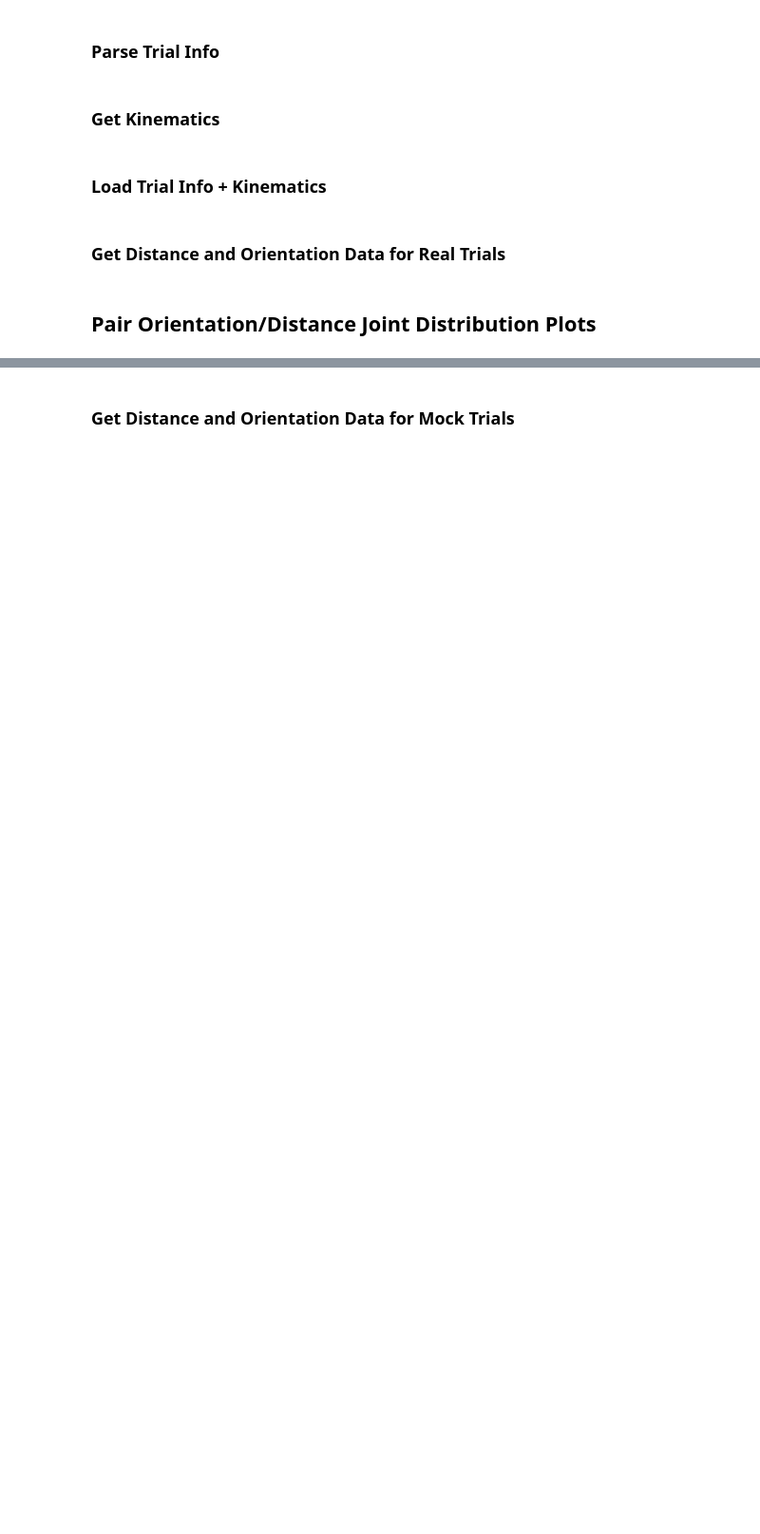
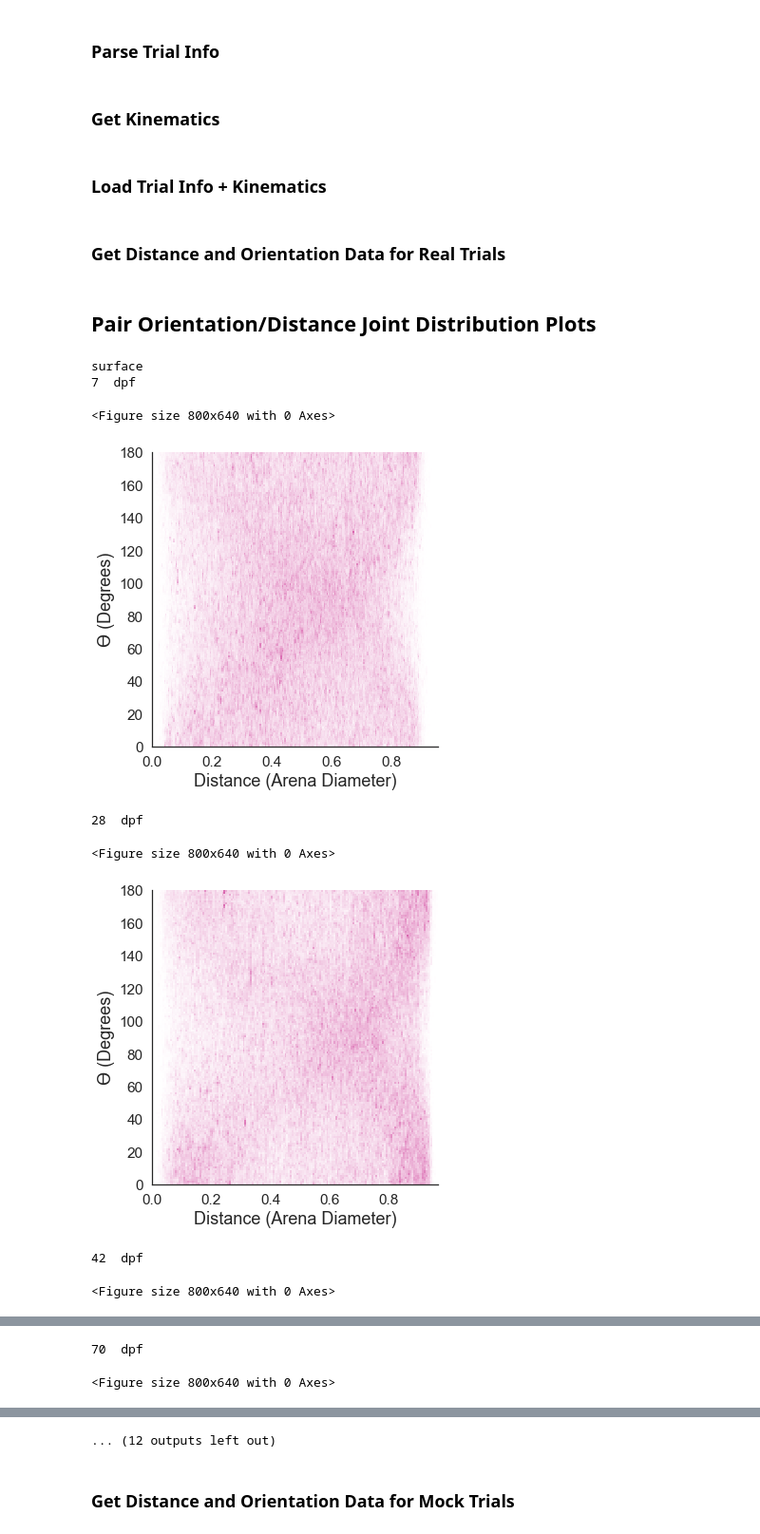
Before and after one commit to yffily/paper_larval-schooling, a Jupyter notebook: figures-1-2.ipynb, the cells around one changed output, grey strips where cells are left out. Shown at 95% size. Saved outputs shown, nothing was run; the diff lists cells and outputs as text; code cells hidden in the pictures; blank space fills up the shorter version.

```diff
--- a/figures-1-2.ipynb
+++ b/figures-1-2.ipynb
@@ -93,14 +88,14 @@ def orientation_compare (angle1, angle2):
 # %% [markdown]
 ### Load Trial Info + Kinematics
 # %%
-corrected = pd.read_excel('tracking_progress.xlsx', usecols = ['video','qual_check'])
+corrected = pd.read_excel('../tracking_progress.xlsx', usecols = ['video','qual_check'])
 corrected = dict(zip(corrected.video,corrected.qual_check))
 
-all_files = glob('tracks/*/trial.pik')
+all_files = glob('../raw_videos2/tracking/*/trial.pik')
+
+# need to give them list of trials in order so they can make the figures
 
 def get_info (pop):
-    # ultimately create a folder with only corrected usable tracks and remove the following line
-    #      !!!!!
     trial_files = [f for f in all_files if corrected[os.path.basename(os.path.dirname(f))] == 'yes']
     trials = [parse(f) for f in trial_files]
     trials_of_pop = [f for f in trials if pop in f['pop'] and f['n_ind'] == 5] #trials of population with n = 5
@@ -270,35 +230,43 @@ arenas = {7 : 9.6,
 # generate jointplots
 def plot_jplots (ds, oes, trial_list):
     for age in ages:
         plt.figure(figsize = (10, 8), dpi = 80)
         sns.set(font_scale=1.4, style = 'white')
         print(age, ' dpf')
         if trial_list == surface_trials:
             pop = 'sf'
             col = 'palevioletred'
         elif trial_list == pachon_trials:
             pop = 'pa'
             col = 'thistle'
 
         # standardize distance data to arena diameter
         std = [x/arenas[age] for x in np.concatenate(ds[age], axis = None)]
 
         cmap = set_colors (pop)
-        j = sns.jointplot(x = std, y = np.concatenate(oes[age]), kind = 'hist',
-                          cmap = cmap, xlim = (0, np.max(std)), ylim = (0,180),
-                          space = 0)
-#         j.set_axis_labels('Distance (Arena Diameter)', '\u03F4 (Degrees)', fontsize = 18)
-        j.set_axis_labels('Distance (Arena Diameter)', r'$\theta$ (Degrees)', fontsize = 18)
+        j = sns.jointplot(x = std, y = np.concatenate(oes[age]), kind = 'hist', cmap = cmap, xlim = (0, np.max(std)), ylim = (0,180),
+            space = 0)
+        j.set_axis_labels('Distance (Arena Diameter)', '\u03F4 (Degrees)', fontsize = 18)
 
         # comment the next 2 lines to display marginal plots
         j.ax_marg_x.remove()
         j.ax_marg_y.remove()
         # uncomment the next 2 lines to make the marginal plots match main plot colors
 #         plt.setp(j.ax_marg_y.patches, color= col)
 #         plt.setp(j.ax_marg_x.patches, color= col)
         plt.show()
 
 print('surface')
 plot_jplots(surface_iids_all,surface_iidos, surface_trials)
 print('pachon')
 plot_jplots(pachon_iids_all, pachon_iidos, pachon_trials)
+# %% [output]
+surface
+7  dpf
+<Figure size 800x640 with 0 Axes>
+[figure, added]
+28  dpf
+<Figure size 800x640 with 0 Axes>
+[figure, added]
+42  dpf
+<Figure size 800x640 with 0 Axes>
@@ -304,0 +274,2 @@ plot_jplots(pachon_iids_all, pachon_iidos, pachon_trials)
+70  dpf
+<Figure size 800x640 with 0 Axes>
@@ -305,3 +277,4 @@ plot_jplots(pachon_iids_all, pachon_iidos, pachon_trials)
+... (12 outputs left out)
 # %% [markdown]
 ### Get Distance and Orientation Data for Mock Trials
 # %%
```
Also changed, not shown: parts of 27 cells of this notebook.
